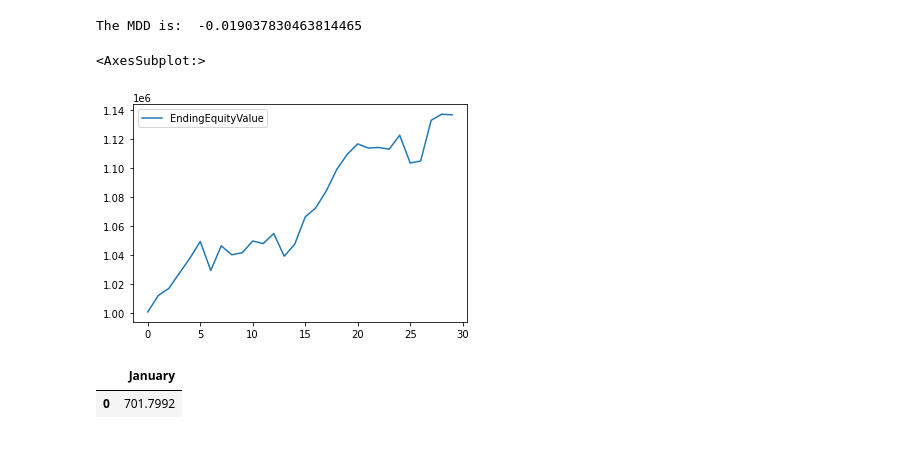
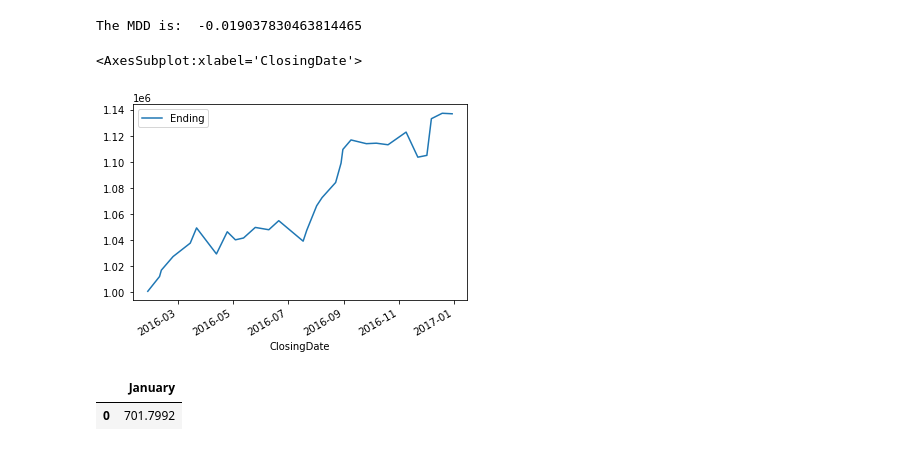
Before and after one commit to SakshiChheda/Swan-Training, a Jupyter notebook: Python/Assignment 6/New Assignment 6.ipynb, the cells around one changed output. Drawn from its saved outputs; the diff is of its cells as text; code cells hidden in the pictures.

```diff
--- a/Python/Assignment 6/New Assignment 6.ipynb
+++ b/Python/Assignment 6/New Assignment 6.ipynb
@@ -430,15 +412,18 @@ The MDD is:  -0.019037830463814465
 # %%
 import matplotlib.pyplot as plt
 import pandas as pd
-graph = pd.DataFrame()
 
-for i in range (0,len(tradelist)):
-    graph.loc[i,'EndingEquityValue'] = tradelist.loc[i,'Ending']
+tradelist.plot(kind = 'line',x = 'ClosingDate',y = 'Ending')
+#graph = pd.DataFrame()
 
-graph.plot()
+#for i in range (0,len(tradelist)):
+ #   graph.loc[i,]
+  #  graph.loc[i,'EndingEquityValue'] = tradelist.loc[i,'Ending']
+
+#graph.plot()
 # %% [output]
-<AxesSubplot:>
+<AxesSubplot:xlabel='ClosingDate'>
-[figure, old version]
+[figure, new version]
 # %%
 Table1 = pd.DataFrame({'January':[]})
 
```
Also changed, not shown: parts of 2 cells of this notebook.
